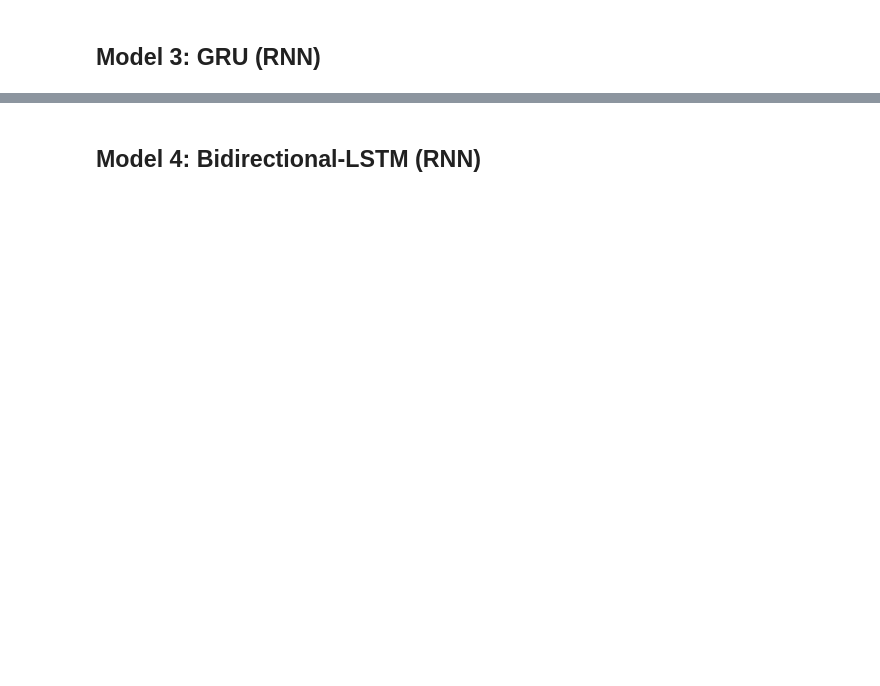
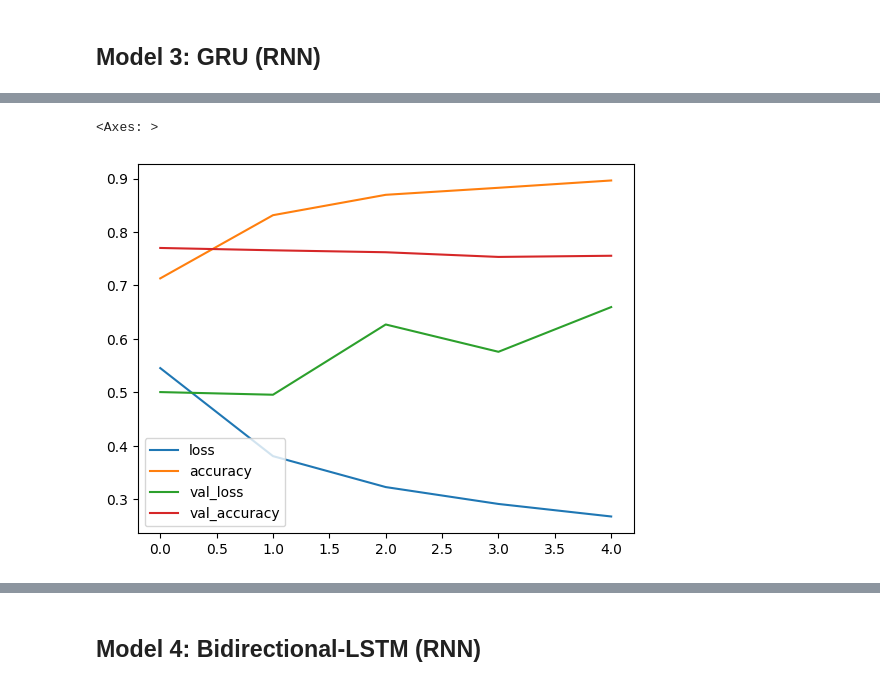
Before and after one commit to poolGolez/tf-playground, a Jupyter notebook: NLP_Fundamentals_Follow_Through.ipynb, the cells around one changed output, grey strips where cells are left out. Saved outputs shown, nothing was run; the diff lists cells and outputs as text; code cells hidden in the pictures; blank space fills up the shorter version.

```diff
--- a/NLP_Fundamentals_Follow_Through.ipynb
+++ b/NLP_Fundamentals_Follow_Through.ipynb
@@ -405,2 +523,17 @@ score_predictions(y_val, model_1_preds)
 # %% [markdown]
 ## Model 3: GRU (RNN)
+# %%
+from tensorflow.keras.layers import GRU
+
+def build_model_3():
+  return tf.keras.Sequential([
+      Input(shape=(1,), dtype=tf.string),
+      vectorizer,
+      make_embedding(),
+      GRU(64, return_sequences=True),
+      GRU(64),
+      Dense(1, activation='sigmoid')
+  ], name='model_3')
+
+model_3 = build_model_3()
+model_3.summary()
@@ -406,0 +561,10 @@ score_predictions(y_val, model_1_preds)
+# %%
+model_3.compile(
+    loss=tf.keras.losses.BinaryCrossentropy(),
+    optimizer=tf.keras.optimizers.Adam(),
+    metrics=['accuracy']
+)
+
+model_3_history = model_3.fit(X_train, y_train,
+                              epochs=5,
+                              validation_split=0.2)
@@ -406,0 +582,5 @@ score_predictions(y_val, model_1_preds)
+# %%
+pd.DataFrame(model_3_history.history).plot()
+# %% [output]
+<Axes: >
+[figure, added]
```
Also changed, not shown: parts of 33 cells of this notebook.
